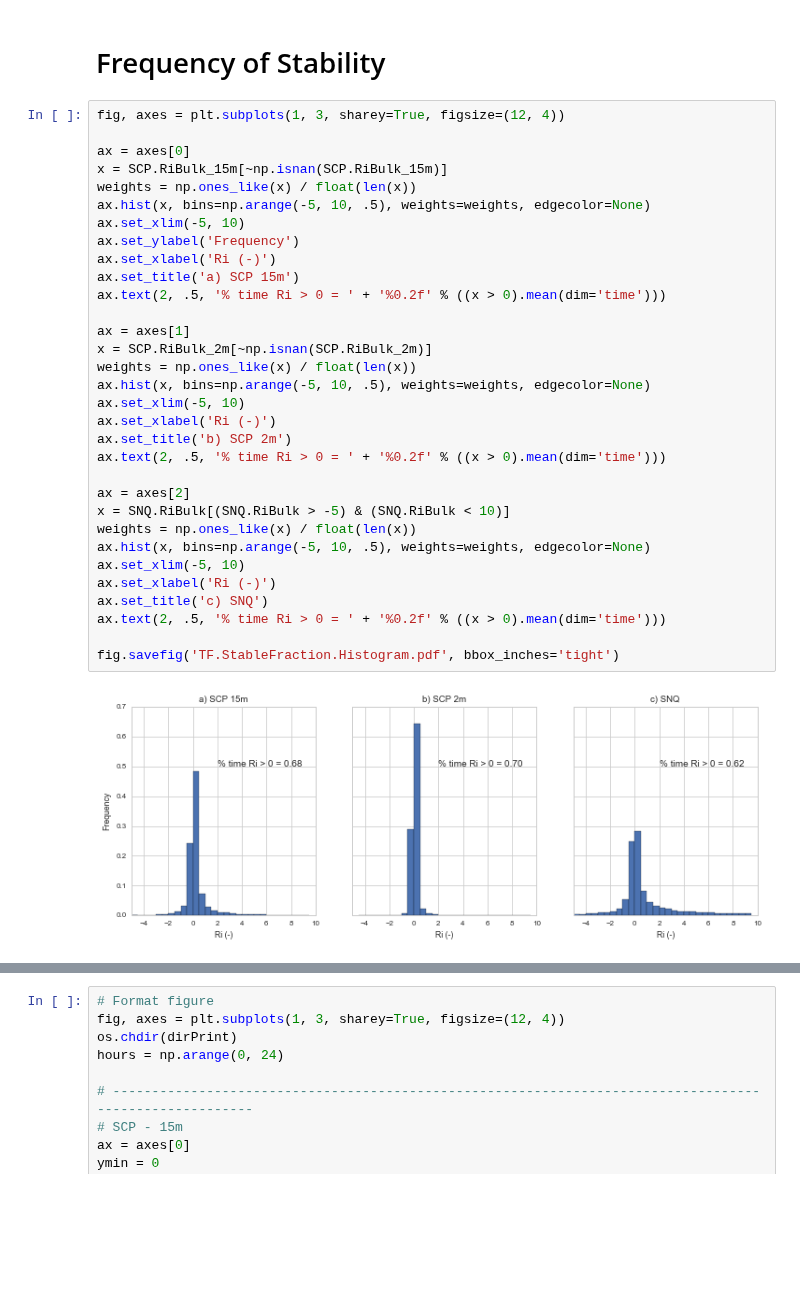
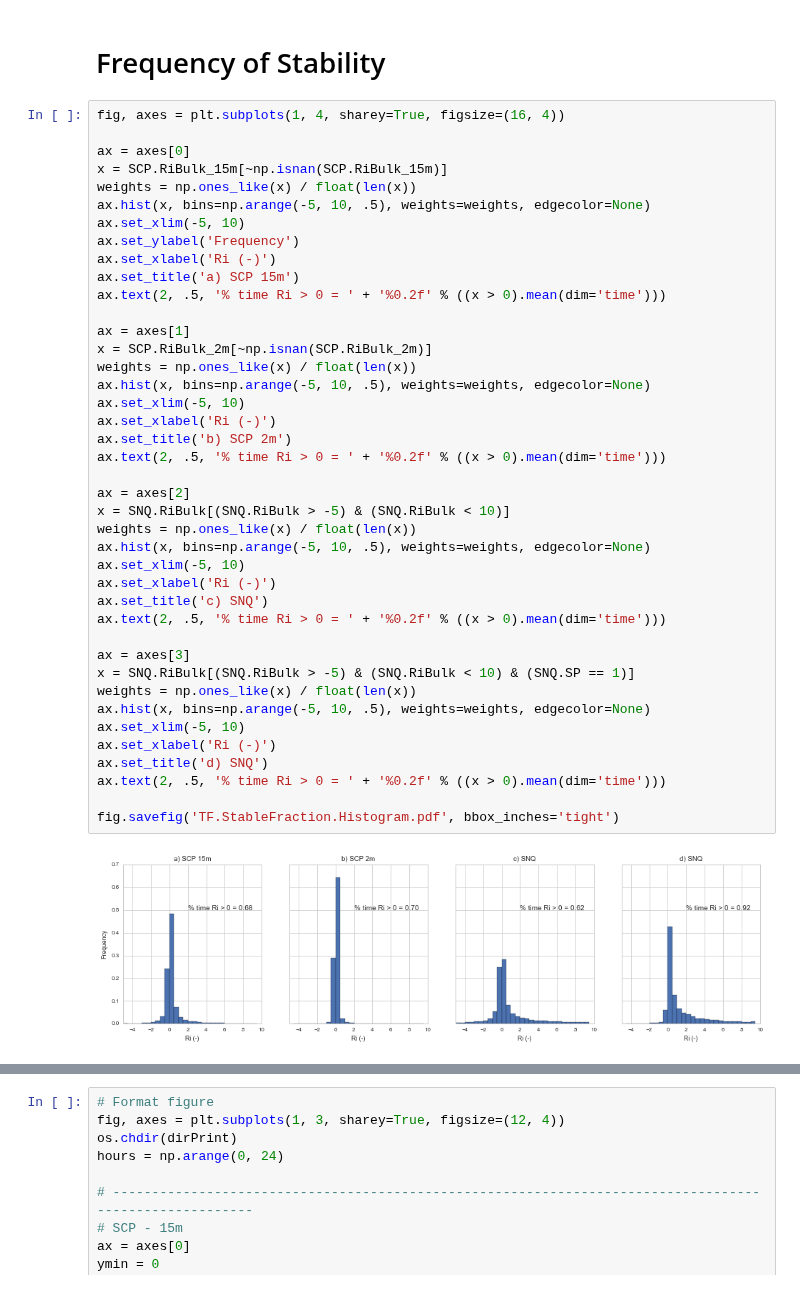
Before and after one commit to klapo/TurbulenceFeedbacks, a Jupyter notebook: TF.BL_Obs.FreqStableConditions.ipynb, the cells around one changed output, grey strips where cells are left out. Saved outputs shown, nothing was run; the diff lists cells and outputs as text; blank space fills up the shorter version.

Commit message:
Minor figure editing (as far as I can tell)

```diff
--- a/TF.BL_Obs.FreqStableConditions.ipynb
+++ b/TF.BL_Obs.FreqStableConditions.ipynb
@@ -124,36 +124,45 @@ fig.tight_layout()
 # %% [markdown]
 # Frequency of Stability
 # %%
-fig, axes = plt.subplots(1, 3, sharey=True, figsize=(12, 4))
+fig, axes = plt.subplots(1, 4, sharey=True, figsize=(16, 4))
 
 ax = axes[0]
 x = SCP.RiBulk_15m[~np.isnan(SCP.RiBulk_15m)]
 weights = np.ones_like(x) / float(len(x))
 ax.hist(x, bins=np.arange(-5, 10, .5), weights=weights, edgecolor=None)
 ax.set_xlim(-5, 10)
 ax.set_ylabel('Frequency')
 ax.set_xlabel('Ri (-)')
 ax.set_title('a) SCP 15m')
 ax.text(2, .5, '% time Ri > 0 = ' + '%0.2f' % ((x > 0).mean(dim='time')))
 
 ax = axes[1]
 x = SCP.RiBulk_2m[~np.isnan(SCP.RiBulk_2m)]
 weights = np.ones_like(x) / float(len(x))
 ax.hist(x, bins=np.arange(-5, 10, .5), weights=weights, edgecolor=None)
 ax.set_xlim(-5, 10)
 ax.set_xlabel('Ri (-)')
 ax.set_title('b) SCP 2m')
 ax.text(2, .5, '% time Ri > 0 = ' + '%0.2f' % ((x > 0).mean(dim='time')))
 
 ax = axes[2]
 x = SNQ.RiBulk[(SNQ.RiBulk > -5) & (SNQ.RiBulk < 10)]
 weights = np.ones_like(x) / float(len(x))
 ax.hist(x, bins=np.arange(-5, 10, .5), weights=weights, edgecolor=None)
 ax.set_xlim(-5, 10)
 ax.set_xlabel('Ri (-)')
 ax.set_title('c) SNQ')
 ax.text(2, .5, '% time Ri > 0 = ' + '%0.2f' % ((x > 0).mean(dim='time')))
 
+ax = axes[3]
+x = SNQ.RiBulk[(SNQ.RiBulk > -5) & (SNQ.RiBulk < 10) & (SNQ.SP == 1)]
+weights = np.ones_like(x) / float(len(x))
+ax.hist(x, bins=np.arange(-5, 10, .5), weights=weights, edgecolor=None)
+ax.set_xlim(-5, 10)
+ax.set_xlabel('Ri (-)')
+ax.set_title('d) SNQ')
+ax.text(2, .5, '% time Ri > 0 = ' + '%0.2f' % ((x > 0).mean(dim='time')))
+
 fig.savefig('TF.StableFraction.Histogram.pdf', bbox_inches='tight')
 # %% [output]
-[figure, old version]
+[figure, new version]
```
Also changed, not shown: parts of 3 cells of this notebook, 1 other file.
